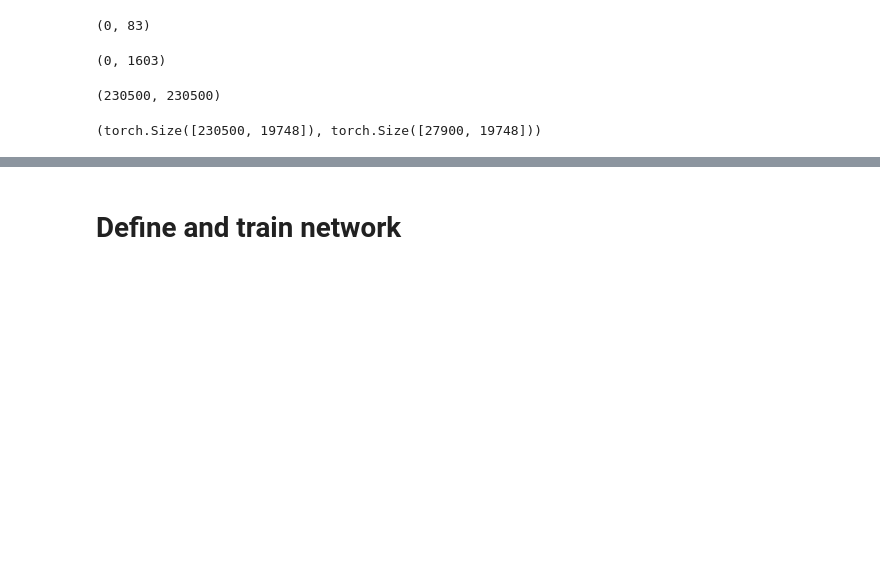
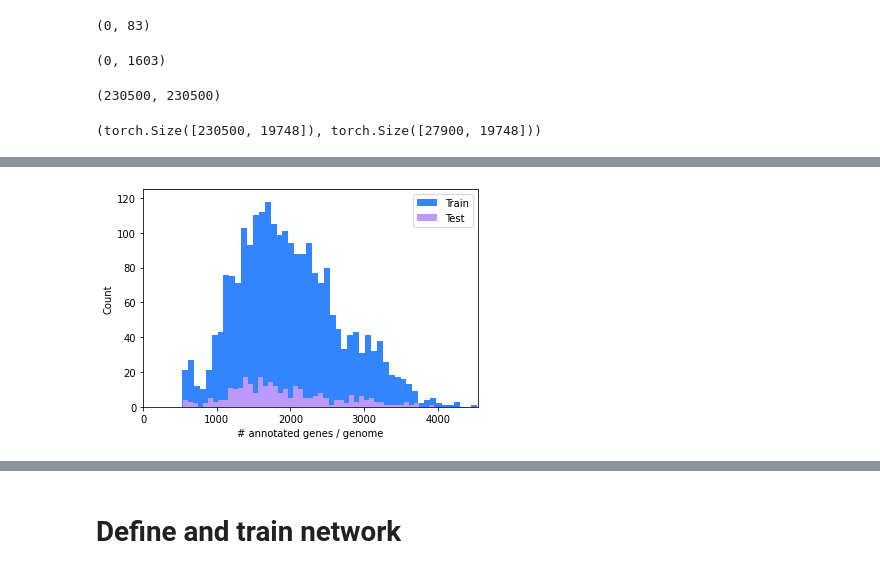
Before and after one commit to natasha-dudek/DeepGenomeVector, a Jupyter notebook: main.ipynb, the cells around one changed output, grey strips where cells are left out. Cells and saved outputs as stored; diff of their text form; code cells hidden in the pictures; blank space fills up the shorter version.

```diff
--- a/main.ipynb
+++ b/main.ipynb
@@ -120,3 +117,6 @@ plt.ylabel("Frequency")
 plt.savefig("/Users/natasha/Desktop/fig.png")
 # %% [output]
 [figure]
+# %%
+lens = [len(org_to_kos[i]) for i in org_to_kos if len(org_to_kos[i]) >= 500]
+print(np.median(lens), min(lens), max(lens))
@@ -293,0 +306,24 @@ corrupted_train.shape, corrupted_test.shape
+# %%
+def get_lengths(c_genomes, org_to_kos):
+    lens = []
+    for i in list(set(c_genomes)):
+        tnum = tla_to_tnum[i]
+        lens.append(len(org_to_kos[tnum]))
+    return lens
+
+train_lens = get_lengths(c_train_genomes, org_to_kos)
+test_lens = get_lengths(c_test_genomes, org_to_kos)
+# %%
+# Plot the number of KOs encoded by each genome
+fig, ax = plt.subplots()
+plt.hist(train_lens, 50, color='#3385ff')
+plt.hist(test_lens, 50, color='#bb99ff')
+ax.legend(['Train', 'Test'])
+plt.xlabel("# annotated genes / genome")
+plt.ylabel("Count")
+plt.savefig("/Users/natasha/Desktop/fig.png")
+plt.ylim(0,125)
+plt.xlim(0,max(train_lens)+10)
+plt.savefig("/Users/natasha/Desktop/fig_ko_dist.png", bbox_inches='tight')
+# %% [output]
+[figure, added]
```
Also changed, not shown: parts of 101 cells of this notebook, 6 other files.
